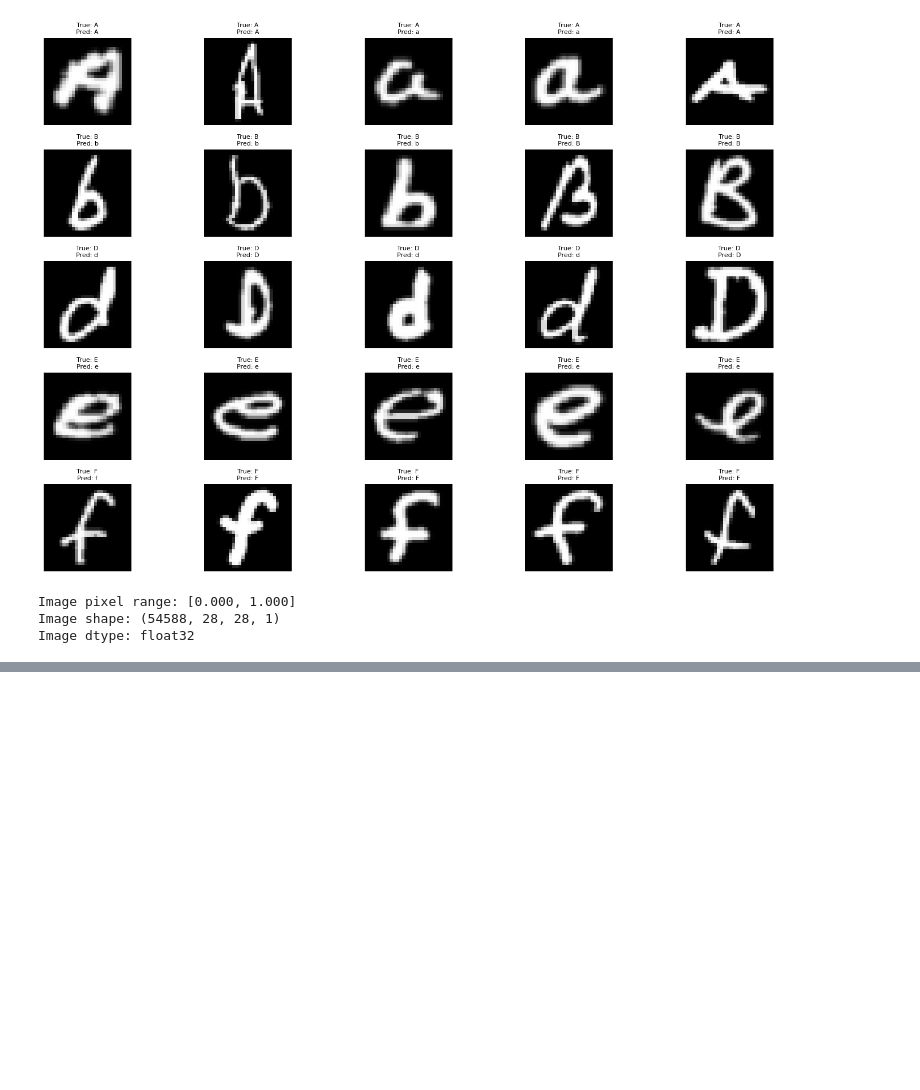
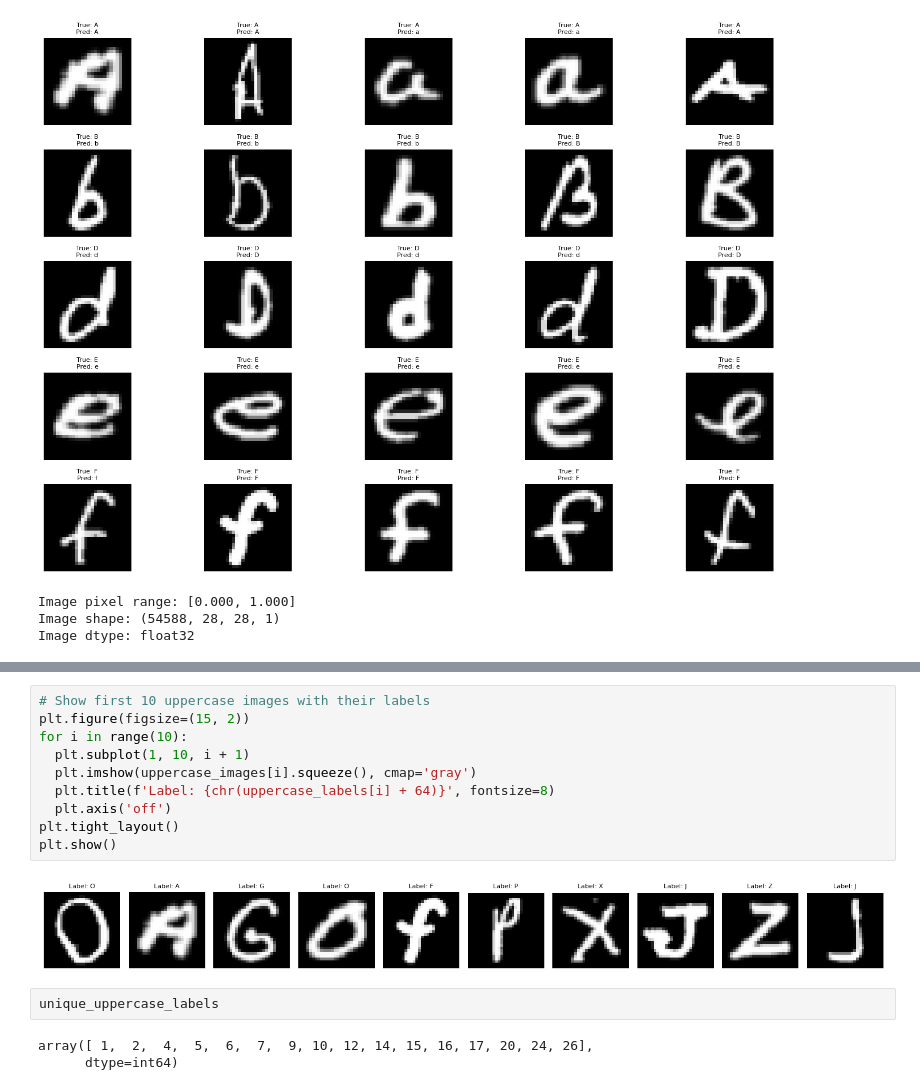
Before and after one commit to 4ndrrw/EMNIST-Letter-Generation-GAN, a Jupyter notebook: partA.ipynb, the cells around one changed output, grey strips where cells are left out. Saved outputs shown, nothing was run; the diff lists cells and outputs as text; blank space fills up the shorter version.

```diff
--- a/partA.ipynb
+++ b/partA.ipynb
@@ -615,0 +661,17 @@ Weights saved successfully!
+# %%
+# Show first 10 uppercase images with their labels
+plt.figure(figsize=(15, 2))
+for i in range(10):
+  plt.subplot(1, 10, i + 1)
+  plt.imshow(uppercase_images[i].squeeze(), cmap='gray')
+  plt.title(f'Label: {chr(uppercase_labels[i] + 64)}', fontsize=8)
+  plt.axis('off')
+plt.tight_layout()
+plt.show()
+# %% [output]
+[figure, added]
+# %%
+unique_uppercase_labels
+# %% [output]
+array([ 1,  2,  4,  5,  6,  7,  9, 10, 12, 14, 15, 16, 17, 20, 24, 26],
+      dtype=int64)
```
Also changed, not shown: parts of 9 cells of this notebook, 53 other files.
